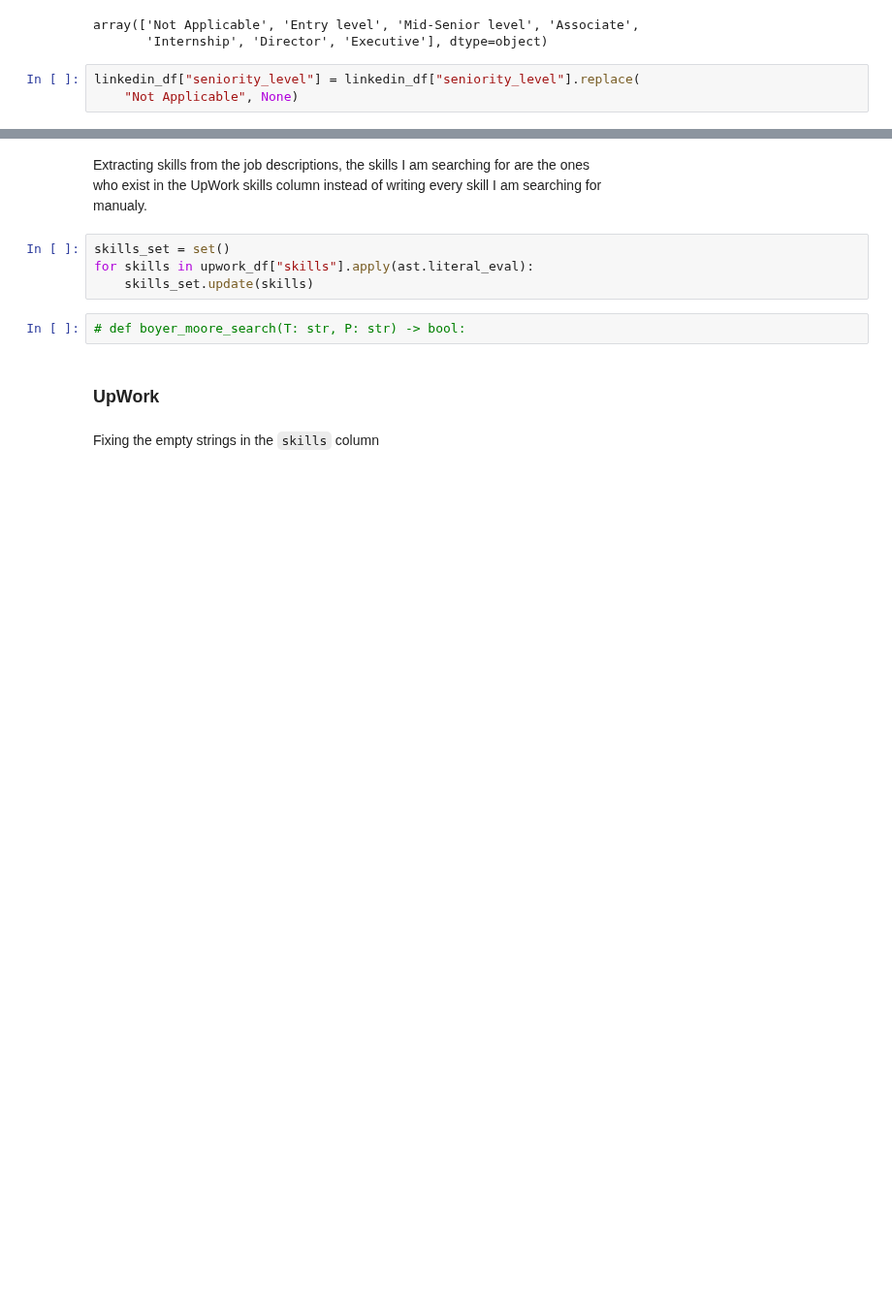
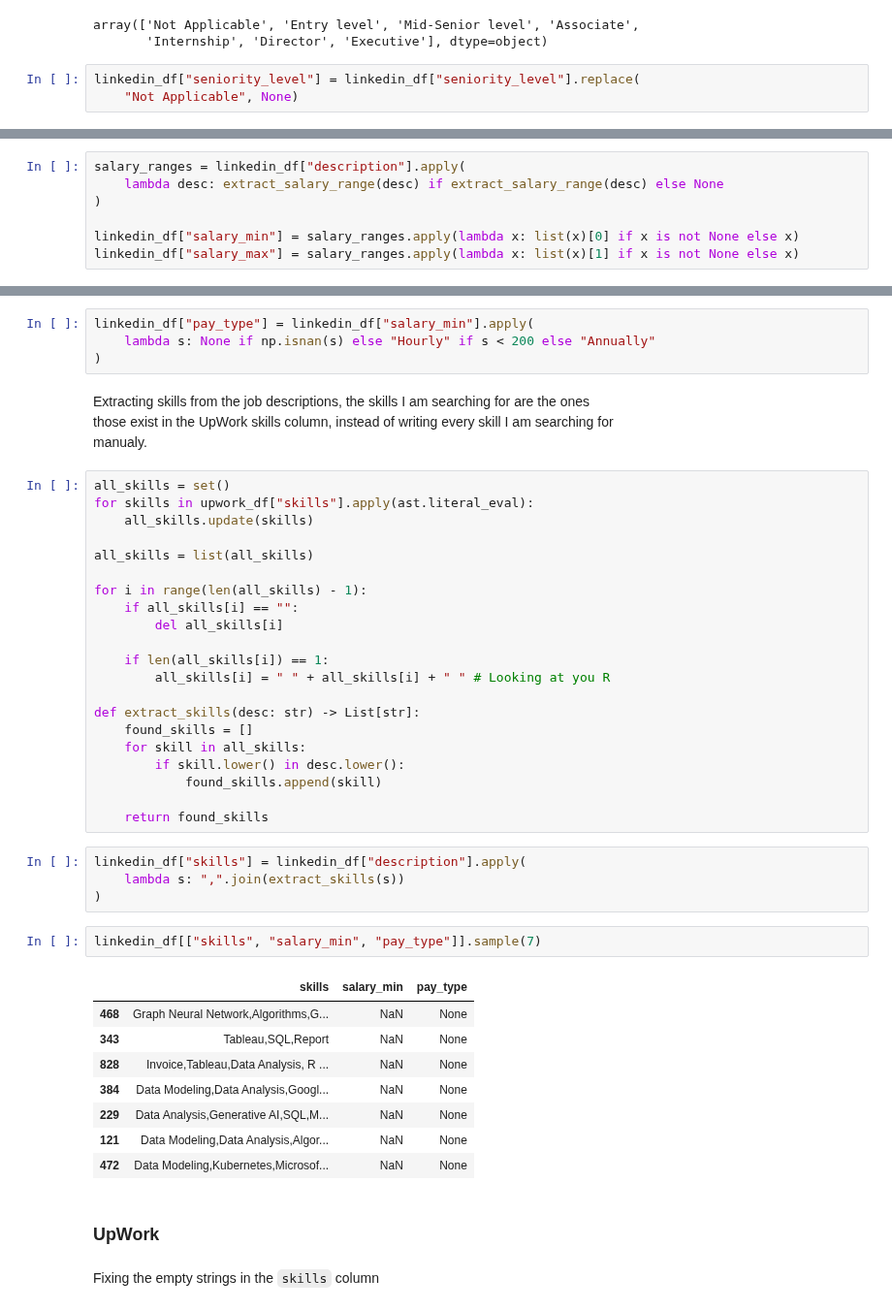
Before and after one commit to muabdalaleam/data-jobs-analysis, a Jupyter notebook: cleaning.ipynb, the cells around one changed output, grey strips where cells are left out. Shown at 97% size. Saved outputs shown, nothing was run; the diff lists cells and outputs as text; blank space fills up the shorter version.

```diff
--- a/cleaning.ipynb
+++ b/cleaning.ipynb
@@ -164,0 +233,7 @@ By submitting this application, I confirm that all the information given by me i
+# %%
+salary_ranges = linkedin_df["description"].apply(
+    lambda desc: extract_salary_range(desc) if extract_salary_range(desc) else None
+)
+
+linkedin_df["salary_min"] = salary_ranges.apply(lambda x: list(x)[0] if x is not None else x)
+linkedin_df["salary_max"] = salary_ranges.apply(lambda x: list(x)[1] if x is not None else x)
@@ -165,13 +246,47 @@ By submitting this application, I confirm that all the information given by me i
+# %%
+linkedin_df["pay_type"] = linkedin_df["salary_min"].apply(
+    lambda s: None if np.isnan(s) else "Hourly" if s < 200 else "Annually"
+)
 # %% [markdown]
 Extracting skills from the job descriptions, the skills I am searching for are the ones<br>
-who exist in the UpWork skills column instead of writing every skill I am searching for<br>
+those exist in the UpWork skills column, instead of writing every skill I am searching for<br>
 manualy.<br>
 # %%
-skills_set = set()
+all_skills = set()
 for skills in upwork_df["skills"].apply(ast.literal_eval):
-    skills_set.update(skills)
+    all_skills.update(skills)
+
+all_skills = list(all_skills)
+
+for i in range(len(all_skills) - 1):
+    if all_skills[i] == "":
+        del all_skills[i]
+
+    if len(all_skills[i]) == 1:
+        all_skills[i] = " " + all_skills[i] + " " # Looking at you R
+
+def extract_skills(desc: str) -> List[str]:
+    found_skills = []
+    for skill in all_skills:
+        if skill.lower() in desc.lower():
+            found_skills.append(skill)
+
+    return found_skills
-# %%
-# def boyer_moore_search(T: str, P: str) -> bool:
+# %%
+linkedin_df["skills"] = linkedin_df["description"].apply(
+    lambda s: ",".join(extract_skills(s))
+)
+# %%
+linkedin_df[["skills", "salary_min", "pay_type"]].sample(7)
+# %% [output]
+|  | skills | salary_min | pay_type |
+| 468 | Graph Neural Network,Algorithms,G... | NaN | None |
+| 343 | Tableau,SQL,Report | NaN | None |
+| 828 | Invoice,Tableau,Data Analysis, R ... | NaN | None |
+| 384 | Data Modeling,Data Analysis,Googl... | NaN | None |
+| 229 | Data Analysis,Generative AI,SQL,M... | NaN | None |
+| 121 | Data Modeling,Data Analysis,Algor... | NaN | None |
+| 472 | Data Modeling,Kubernetes,Microsof... | NaN | None |
 # %% [markdown]
 ### UpWork
 # %% [markdown]
```
Also changed, not shown: parts of 14 cells of this notebook, 6 other files.
